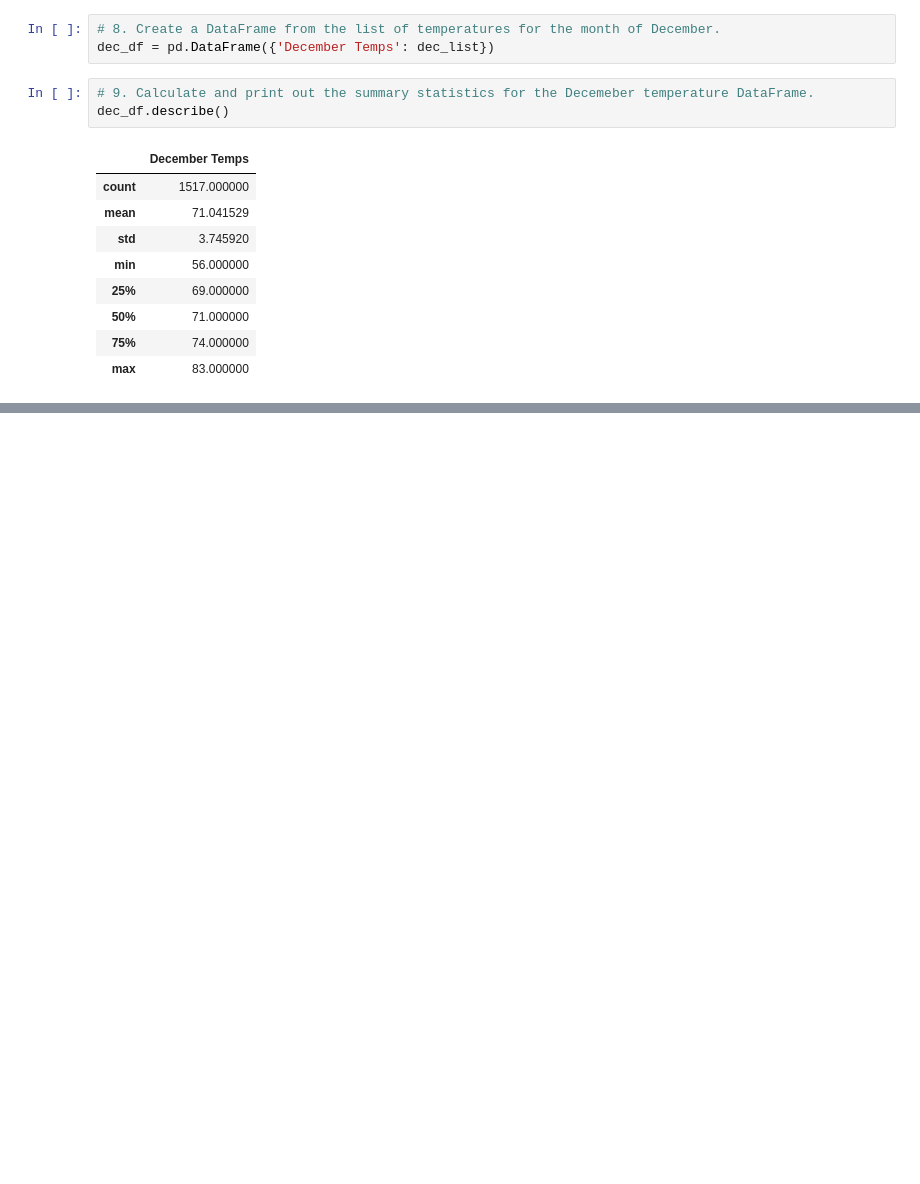
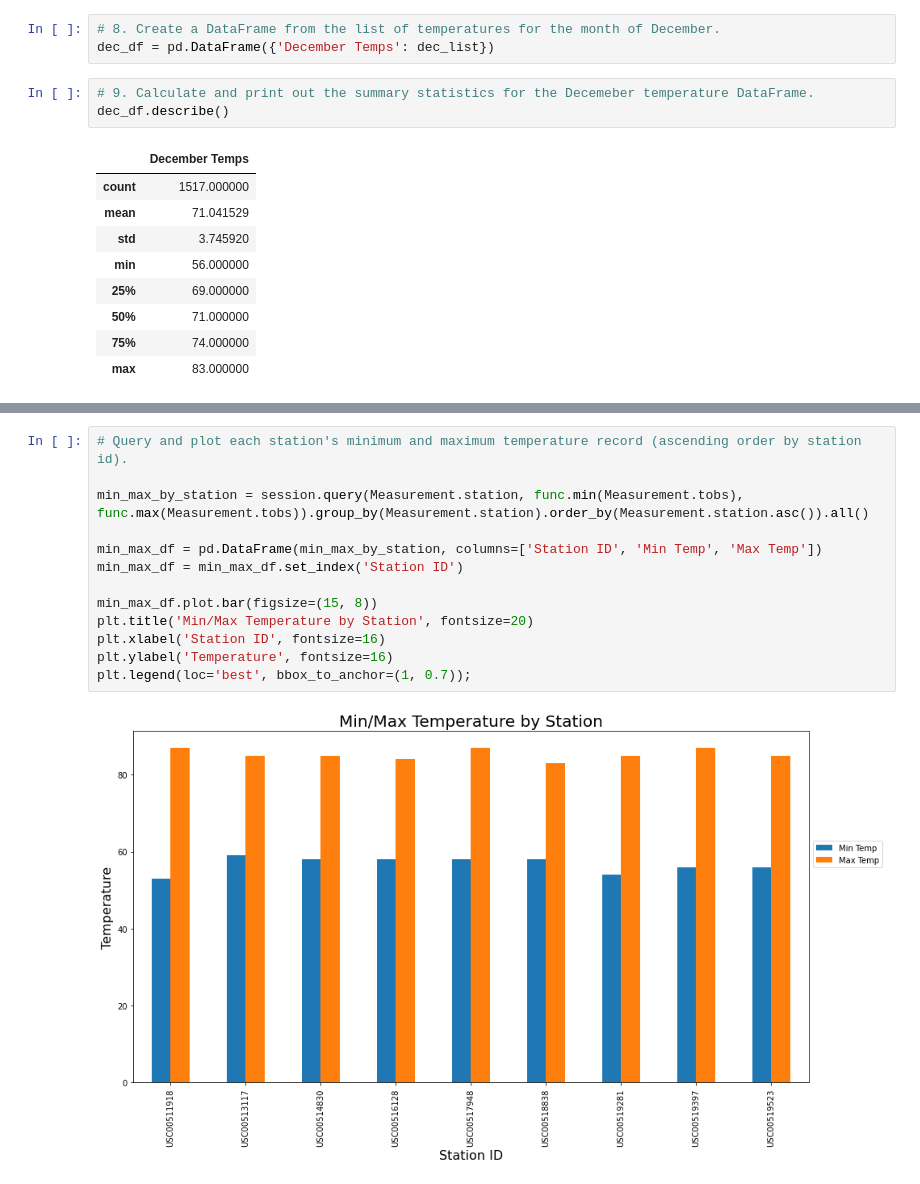
Before and after one commit to jeffreyaupc/surfs_up, a Jupyter notebook: SurfsUp_Challenge.ipynb, the cells around one changed output, grey strips where cells are left out. Drawn from its saved outputs; the diff is of its cells as text; blank space fills up the shorter version.

```diff
--- a/SurfsUp_Challenge.ipynb
+++ b/SurfsUp_Challenge.ipynb
@@ -75,0 +111,15 @@ dec_df.describe()
+# %%
+# Query and plot each station's minimum and maximum temperature record (ascending order by station id).
+
+min_max_by_station = session.query(Measurement.station, func.min(Measurement.tobs), func.max(Measurement.tobs)).group_by(Measurement.station).order_by(Measurement.station.asc()).all()
+
+min_max_df = pd.DataFrame(min_max_by_station, columns=['Station ID', 'Min Temp', 'Max Temp'])
+min_max_df = min_max_df.set_index('Station ID')
+
+min_max_df.plot.bar(figsize=(15, 8))
+plt.title('Min/Max Temperature by Station', fontsize=20)
+plt.xlabel('Station ID', fontsize=16)
+plt.ylabel('Temperature', fontsize=16)
+plt.legend(loc='best', bbox_to_anchor=(1, 0.7));
+# %% [output]
+[figure, added]
```
Also changed, not shown: parts of 3 cells of this notebook.
